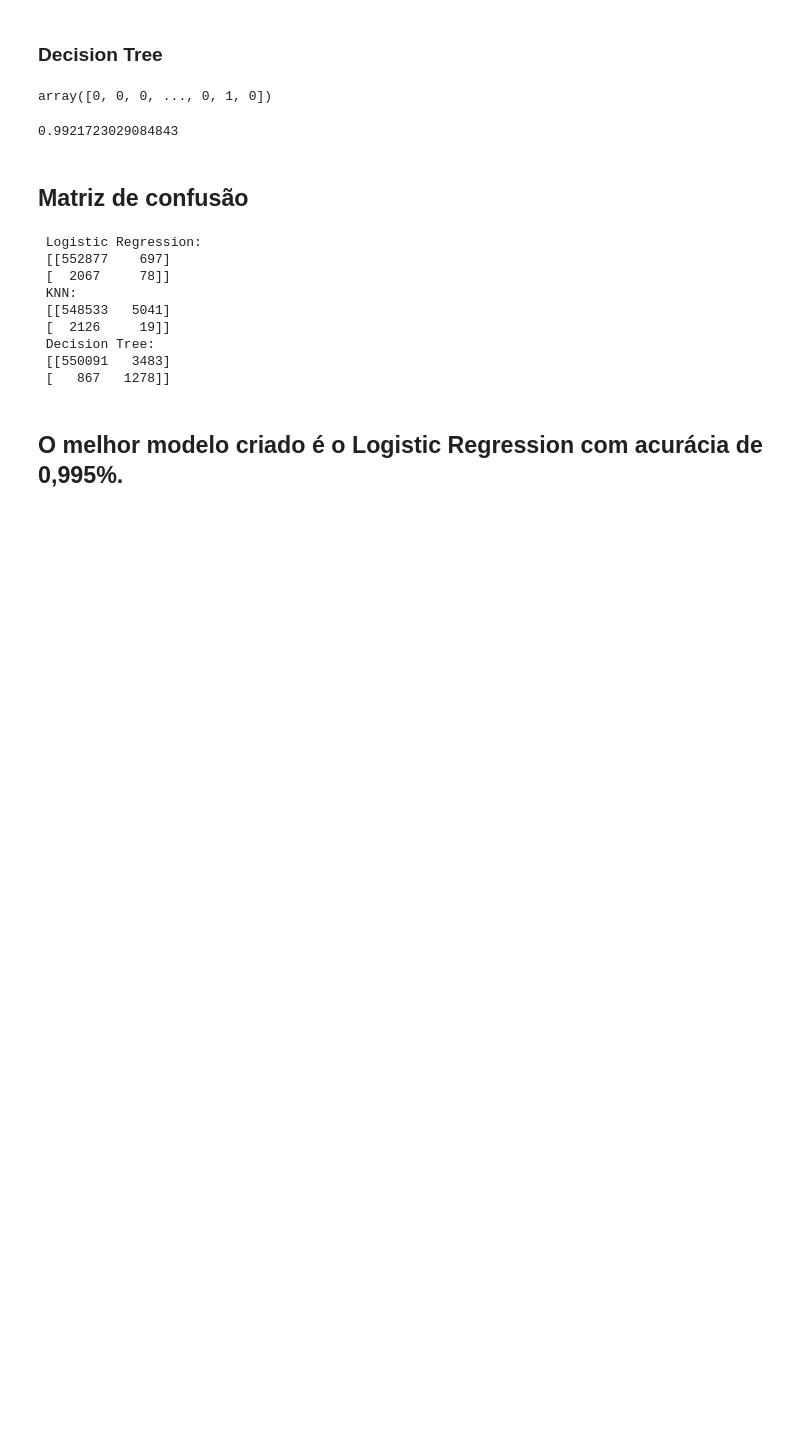
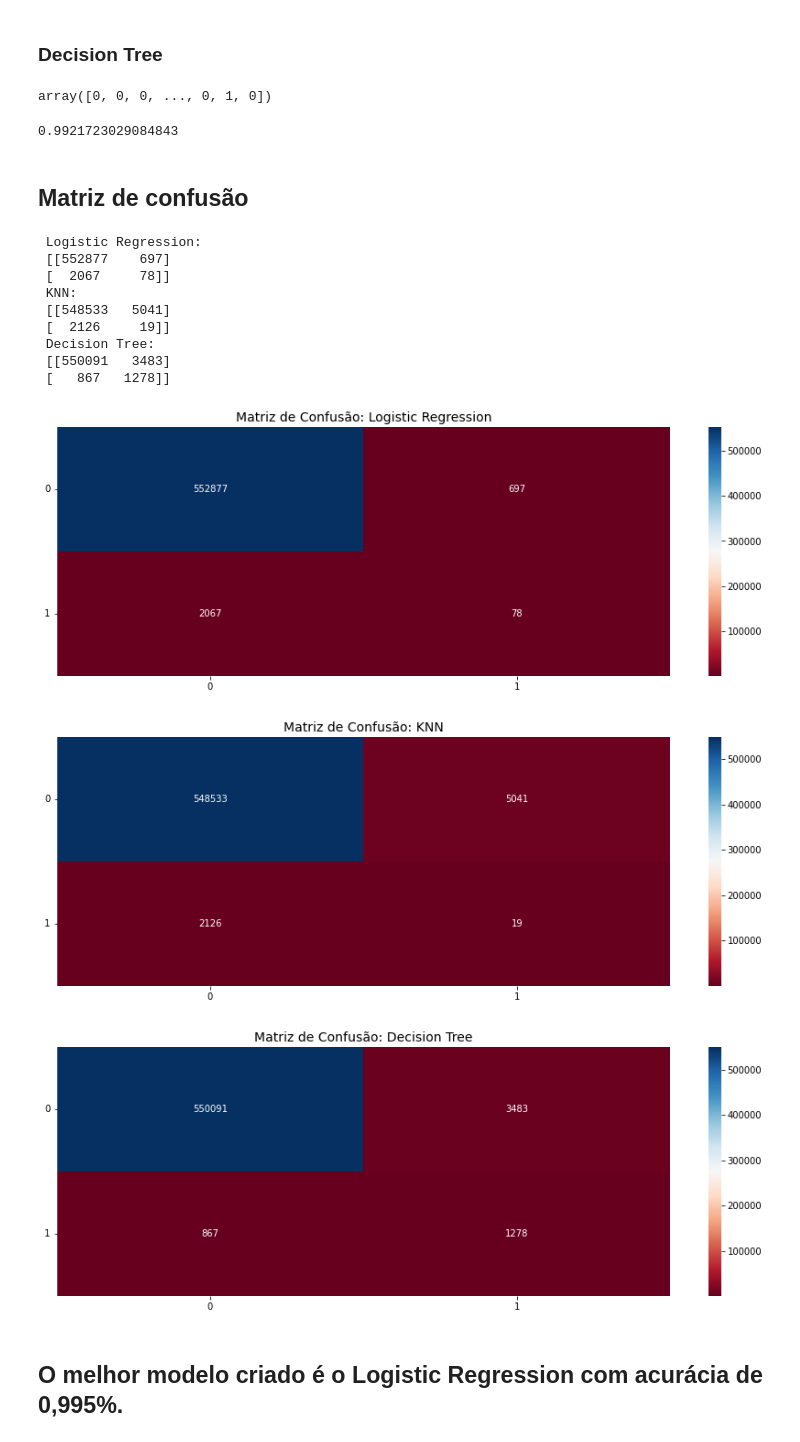
Before and after one commit to data-science101/pt-BR-Detec-o-Fraudes-Machine-Learning, a Jupyter notebook: main.ipynb, the cells around one changed output. Cells and saved outputs as stored; diff of their text form; code cells hidden in the pictures; blank space fills up the shorter version.

```diff
--- a/main.ipynb
+++ b/main.ipynb
@@ -259,6 +259,28 @@ print(' Decision Tree: \n',con_tree)
  Decision Tree:
  [[550091   3483]
  [   867   1278]]
+# %%
+plt.figure(figsize=(15,5))
+sns.heatmap(con_logistic,annot=True,fmt="d",cmap='RdBu')
+plt.title('Matriz de Confusão: Logistic Regression',fontsize=14)
+plt.yticks(rotation =0)
+plt.show()
+
+plt.figure(figsize=(15,5))
+sns.heatmap(con_knn,annot=True,fmt="d",cmap='RdBu')
+plt.title('Matriz de Confusão: KNN',fontsize=14)
+plt.yticks(rotation =0)
+plt.show()
+
+plt.figure(figsize=(15,5))
+sns.heatmap(con_tree,annot=True,fmt="d",cmap='RdBu')
+plt.title('Matriz de Confusão: Decision Tree',fontsize=14)
+plt.yticks(rotation =0)
+plt.show()
+# %% [output]
+[figure, added]
+[figure, added]
+[figure, added]
 # %% [markdown]
 ## O melhor modelo criado é o Logistic Regression com acurácia de 0,995%.
 # %% [markdown]
```
